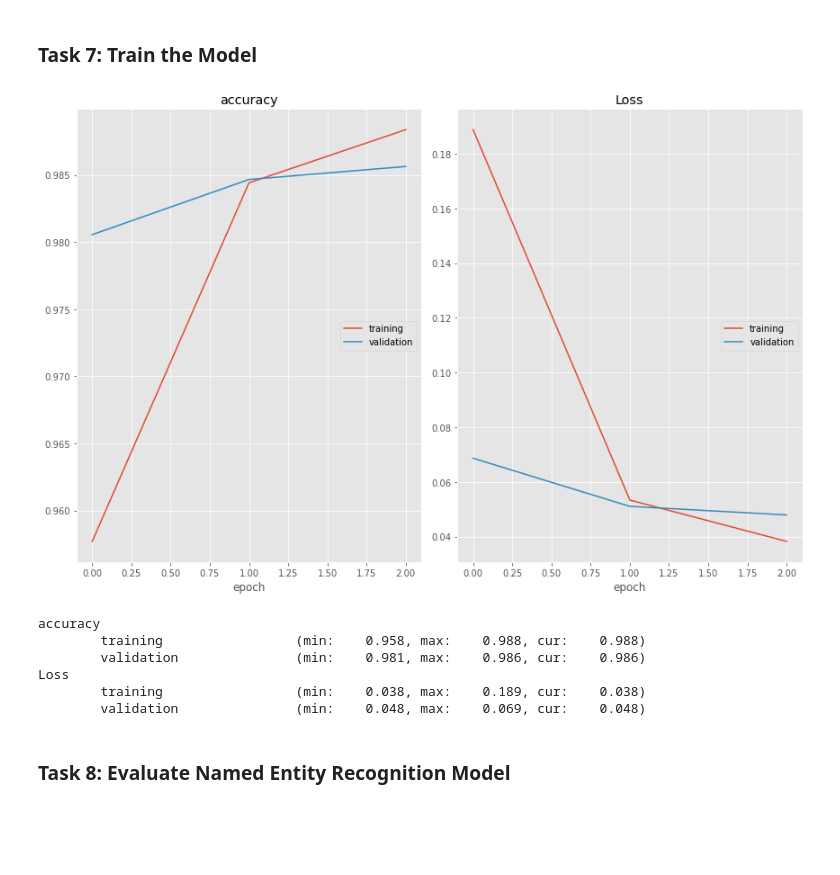
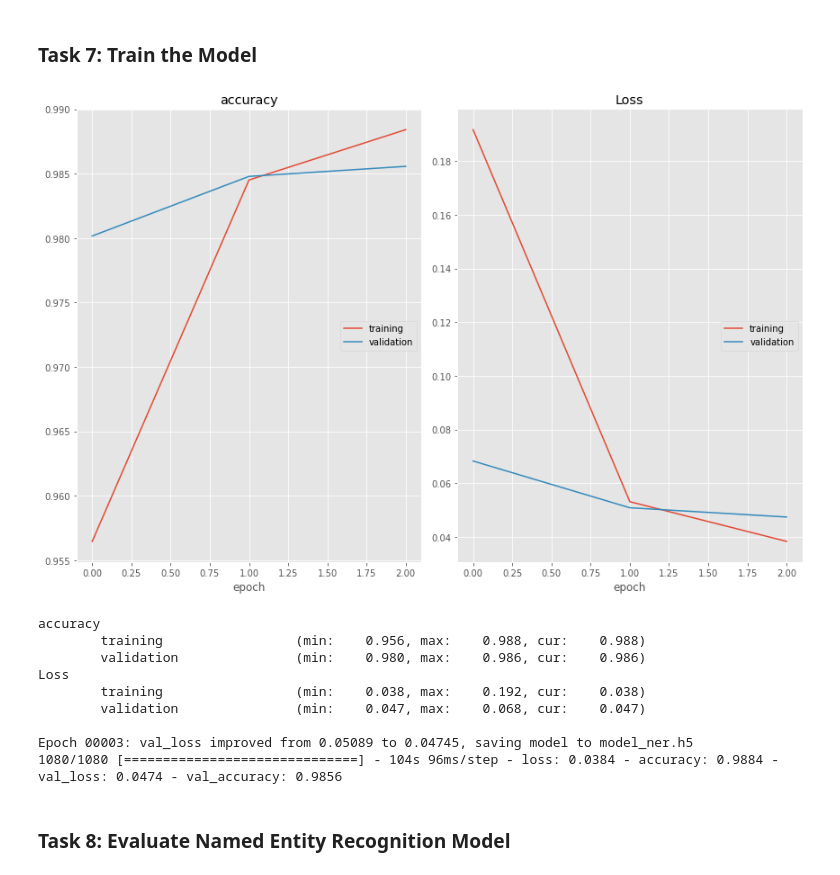
Before and after one commit to BONDHU-BOT/Named-Entity-Recognition-using-Deep-Learning, a Jupyter notebook: Named-Entity Recognition.ipynb, the cells around one changed output. Saved outputs shown, nothing was run; the diff lists cells and outputs as text; code cells hidden in the pictures; blank space fills up the shorter version.

```diff
--- a/Named-Entity Recognition.ipynb
+++ b/Named-Entity Recognition.ipynb
@@ -220,22 +245,33 @@ import keras
 # %%
 early_stopping = EarlyStopping(monitor='val_accuracy', patience=1, verbose=0, mode='max', restore_best_weights=False)
-callbacks = [PlotLossesKeras(), early_stopping]
+
+filename = 'model_ner.h5'
+checkpoint = ModelCheckpoint(filename,
+                             monitor='val_loss',
+                             verbose=1,
+                             save_best_only=True,
+                             mode='min')
+
+callbacks = [PlotLossesKeras(), early_stopping, checkpoint]
 
 history = model.fit(
     x_train, np.array(y_train),
     validation_split=0.2,
     batch_size=32,
     epochs=3,
     verbose=1,
     callbacks=callbacks
 )
 # %% [output]
-[figure, old version]
+[figure, new version]
 accuracy
-        training                 (min:    0.958, max:    0.988, cur:    0.988)
-        validation               (min:    0.981, max:    0.986, cur:    0.986)
+        training                 (min:    0.956, max:    0.988, cur:    0.988)
+        validation               (min:    0.980, max:    0.986, cur:    0.986)
 Loss
-        training                 (min:    0.038, max:    0.189, cur:    0.038)
-        validation               (min:    0.048, max:    0.069, cur:    0.048)
+        training                 (min:    0.038, max:    0.192, cur:    0.038)
+        validation               (min:    0.047, max:    0.068, cur:    0.047)
+
+Epoch 00003: val_loss improved from 0.05089 to 0.04745, saving model to model_ner.h5
+1080/1080 [==============================] - 104s 96ms/step - loss: 0.0384 - accuracy: 0.9884 - val_loss: 0.0474 - val_accuracy: 0.9856
 # %% [markdown]
 ### Task 8: Evaluate Named Entity Recognition Model
```
Also changed, not shown: parts of 17 cells of this notebook, 1 other file.
